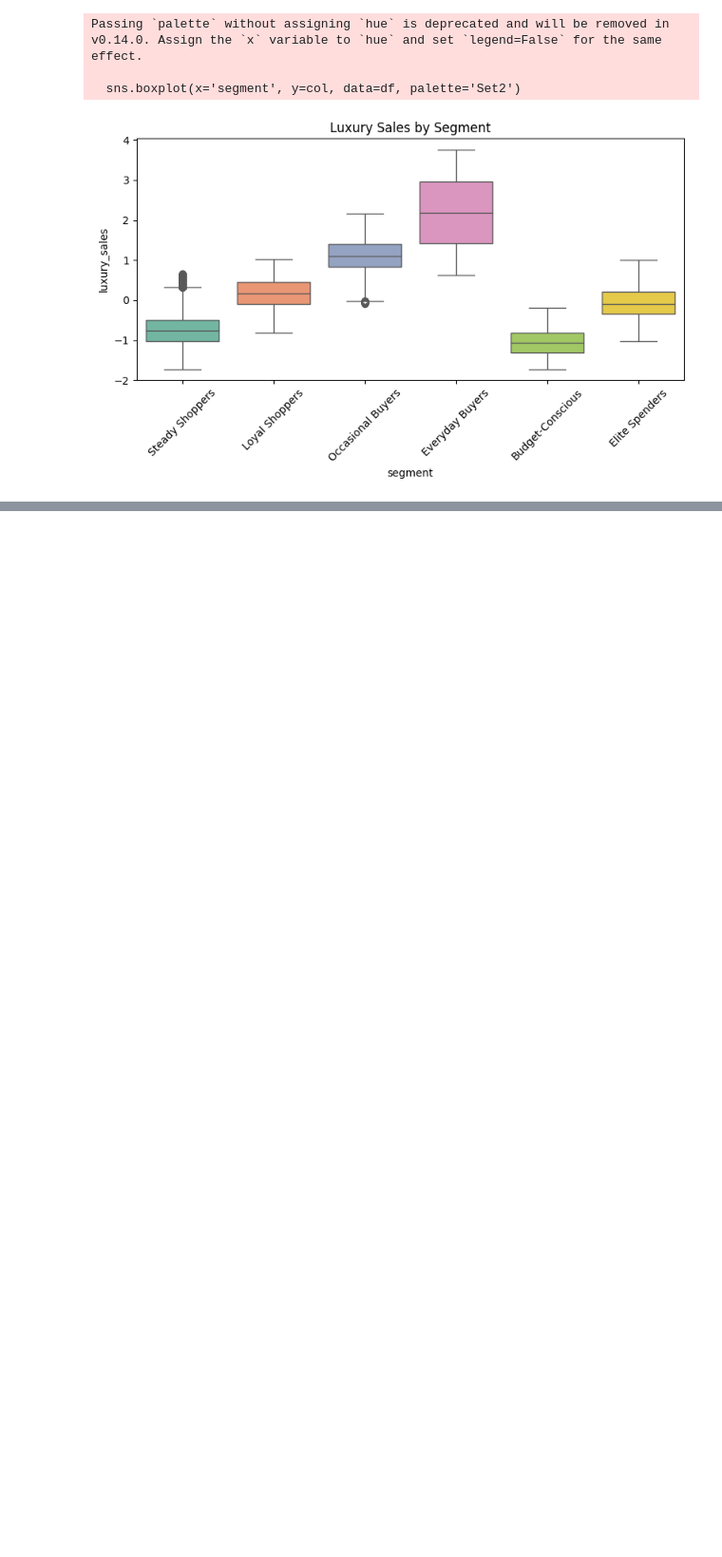
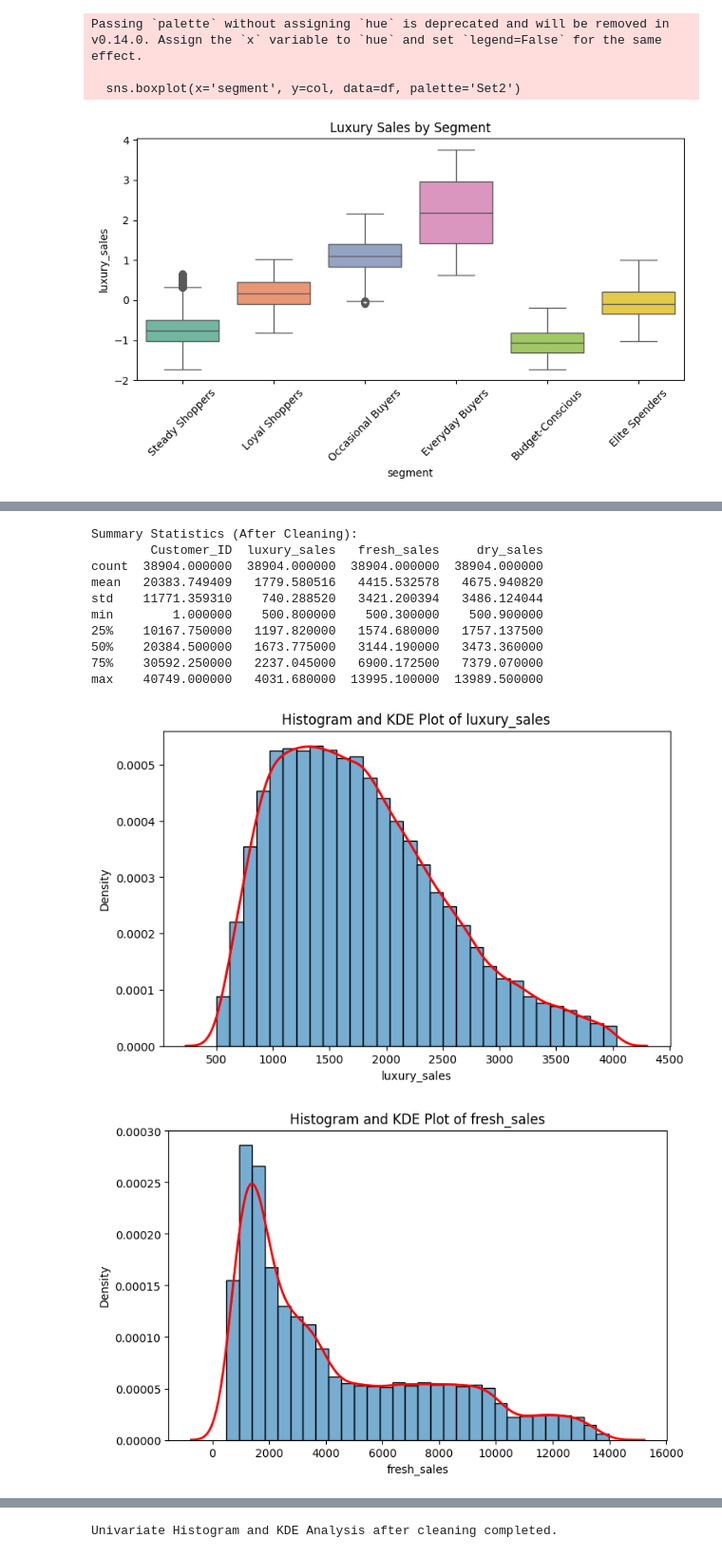
Before and after one commit to DATASCIENCE-PROJECT-GROUP/DATASCIENCE---CW, a Jupyter notebook: PREPEOCESSING_AND_EDA.ipynb, the cells around one changed output, grey strips where cells are left out. Shown at 95% size. Drawn from its saved outputs; the diff is of its cells as text; code cells hidden in the pictures; blank space fills up the shorter version.

```diff
--- a/PREPEOCESSING_AND_EDA.ipynb
+++ b/PREPEOCESSING_AND_EDA.ipynb
@@ -651,0 +861,7 @@ Passing `palette` without assigning `hue` is deprecated and will be removed in v
+# %%
+import pandas as pd
+import matplotlib.pyplot as plt
+import seaborn as sns
+
+# Load the dataset
+df = pd.read_csv("/content/drive/MyDrive/DSPL Cw/preprocessed_data.csv")
@@ -651,0 +894,32 @@ Passing `palette` without assigning `hue` is deprecated and will be removed in v
+# %%
+# Univariate Analysis - Histogram and KDE (After Cleaning)
+print("Summary Statistics (After Cleaning):")
+print(df.describe())
+
+# Selecting only numerical columns, excluding identifiers
+numeric_cols = df.select_dtypes(include=['number']).drop(columns=['Customer_ID'], errors='ignore')
+
+# Plot Histogram and KDE together
+for column in numeric_cols.columns:
+    plt.figure(figsize=(8, 5))
+    sns.histplot(numeric_cols[column], bins=30, kde=True, edgecolor='black', stat='density', alpha=0.6)
+    sns.kdeplot(numeric_cols[column], color='red', linewidth=2)
+    plt.title(f"Histogram and KDE Plot of {column}")
+    plt.xlabel(column)
+    plt.ylabel("Density")
+    plt.show()
+
+print("Univariate Histogram and KDE Analysis after cleaning completed.")
+# %% [output]
+Summary Statistics (After Cleaning):
+        Customer_ID  luxury_sales   fresh_sales     dry_sales
+count  38904.000000  38904.000000  38904.000000  38904.000000
+mean   20383.749409   1779.580516   4415.532578   4675.940820
+std    11771.359310    740.288520   3421.200394   3486.124044
+min        1.000000    500.800000    500.300000    500.900000
+25%    10167.750000   1197.820000   1574.680000   1757.137500
+50%    20384.500000   1673.775000   3144.190000   3473.360000
+75%    30592.250000   2237.045000   6900.172500   7379.070000
+max    40749.000000   4031.680000  13995.100000  13989.500000
+[figure, added]
+[figure, added]
@@ -651,0 +927 @@ Passing `palette` without assigning `hue` is deprecated and will be removed in v
+Univariate Histogram and KDE Analysis after cleaning completed.
```
Also changed, not shown: parts of 28 cells of this notebook.
